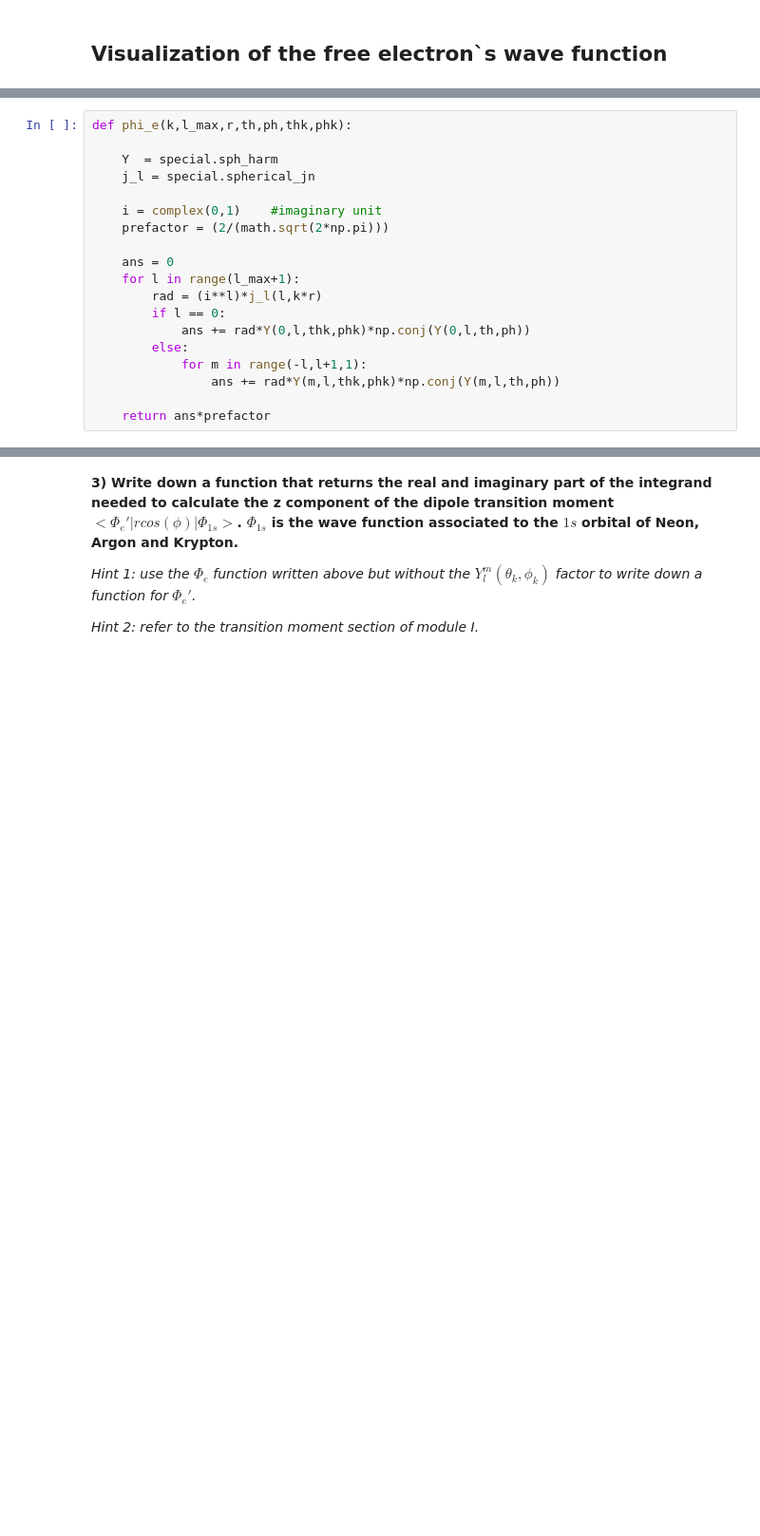
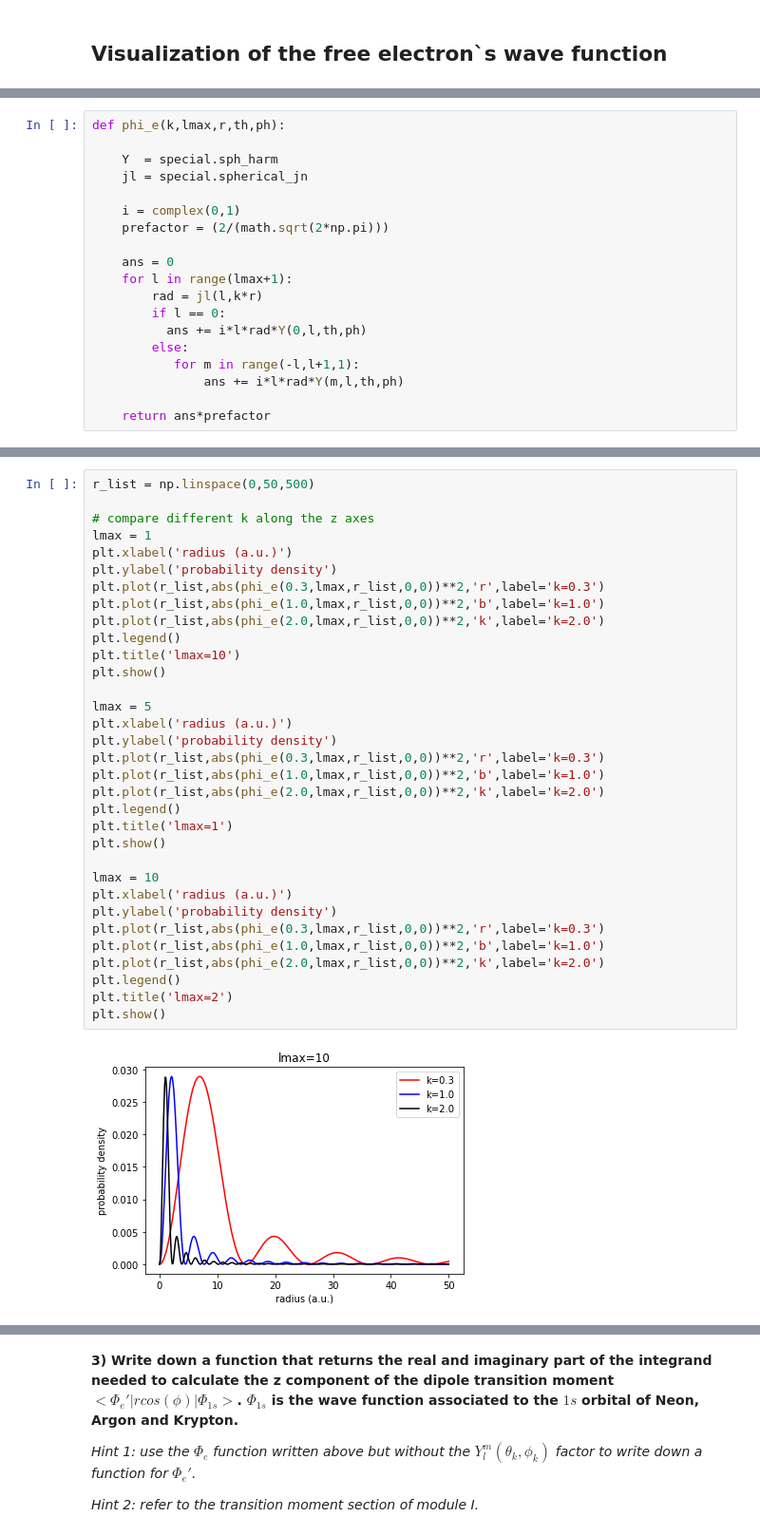
Before and after one commit to MilaimKas/Teaching_project, a Jupyter notebook: Photoionization.ipynb, the cells around one changed output, grey strips where cells are left out. Shown: that part at 95% size. Cells and saved outputs as stored; diff of their text form; blank space fills up the shorter version.

```diff
--- a/Photoionization.ipynb
+++ b/Photoionization.ipynb
@@ -173,20 +209,20 @@ where $\vec{k}$ is the wave vector of the ejected electron in spherical coordina
 # %%
-def phi_e(k,l_max,r,th,ph,thk,phk):
+def phi_e(k,lmax,r,th,ph):
 
     Y  = special.sph_harm
-    j_l = special.spherical_jn
+    jl = special.spherical_jn
 
-    i = complex(0,1)    #imaginary unit
+    i = complex(0,1)
     prefactor = (2/(math.sqrt(2*np.pi)))
 
     ans = 0
-    for l in range(l_max+1):
-        rad = (i**l)*j_l(l,k*r)
+    for l in range(lmax+1):
+        rad = jl(l,k*r)
         if l == 0:
-            ans += rad*Y(0,l,thk,phk)*np.conj(Y(0,l,th,ph))
+          ans += i*l*rad*Y(0,l,th,ph)
         else:
-            for m in range(-l,l+1,1):
-                ans += rad*Y(m,l,thk,phk)*np.conj(Y(m,l,th,ph))
+           for m in range(-l,l+1,1):
+               ans += i*l*rad*Y(m,l,th,ph)
 
     return ans*prefactor
 # %% [markdown]
@@ -250,0 +230,35 @@ plt.show()
+# %%
+r_list = np.linspace(0,50,500)
+
+# compare different k along the z axes
+lmax = 1
+plt.xlabel('radius (a.u.)')
+plt.ylabel('probability density')
+plt.plot(r_list,abs(phi_e(0.3,lmax,r_list,0,0))**2,'r',label='k=0.3')
+plt.plot(r_list,abs(phi_e(1.0,lmax,r_list,0,0))**2,'b',label='k=1.0')
+plt.plot(r_list,abs(phi_e(2.0,lmax,r_list,0,0))**2,'k',label='k=2.0')
+plt.legend()
+plt.title('lmax=10')
+plt.show()
+
+lmax = 5
+plt.xlabel('radius (a.u.)')
+plt.ylabel('probability density')
+plt.plot(r_list,abs(phi_e(0.3,lmax,r_list,0,0))**2,'r',label='k=0.3')
+plt.plot(r_list,abs(phi_e(1.0,lmax,r_list,0,0))**2,'b',label='k=1.0')
+plt.plot(r_list,abs(phi_e(2.0,lmax,r_list,0,0))**2,'k',label='k=2.0')
+plt.legend()
+plt.title('lmax=1')
+plt.show()
+
+lmax = 10
+plt.xlabel('radius (a.u.)')
+plt.ylabel('probability density')
+plt.plot(r_list,abs(phi_e(0.3,lmax,r_list,0,0))**2,'r',label='k=0.3')
+plt.plot(r_list,abs(phi_e(1.0,lmax,r_list,0,0))**2,'b',label='k=1.0')
+plt.plot(r_list,abs(phi_e(2.0,lmax,r_list,0,0))**2,'k',label='k=2.0')
+plt.legend()
+plt.title('lmax=2')
+plt.show()
+# %% [output]
+[figure, added]
```
Also changed, not shown: parts of 18 cells of this notebook, 3 other files.
